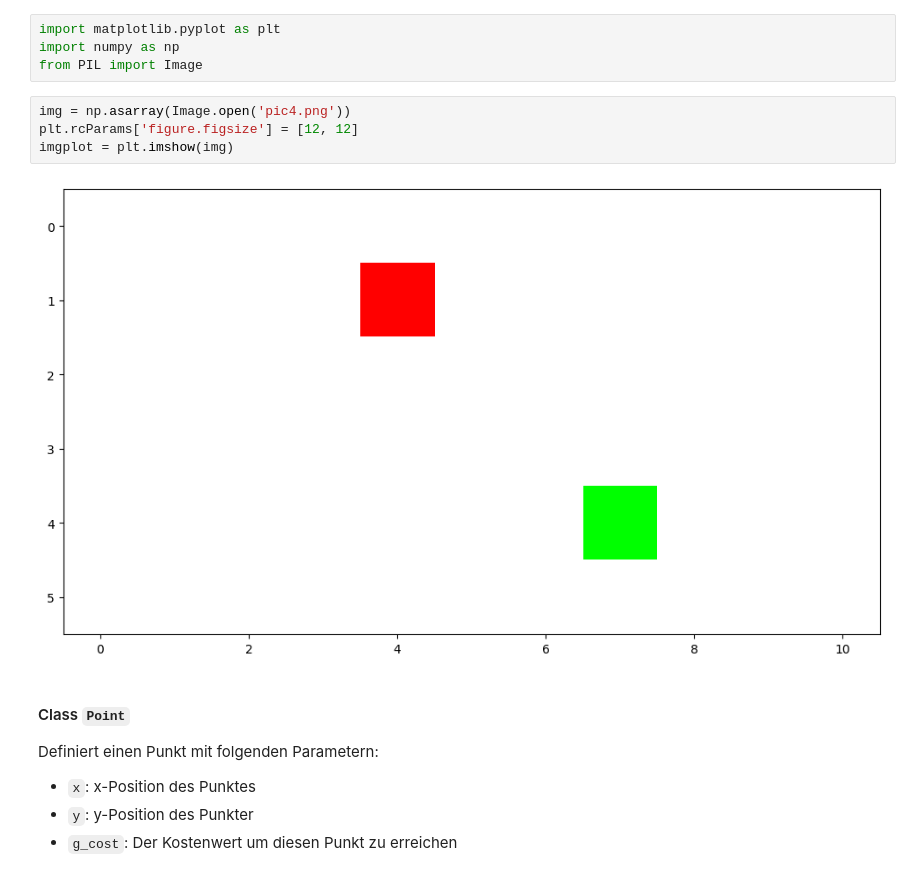
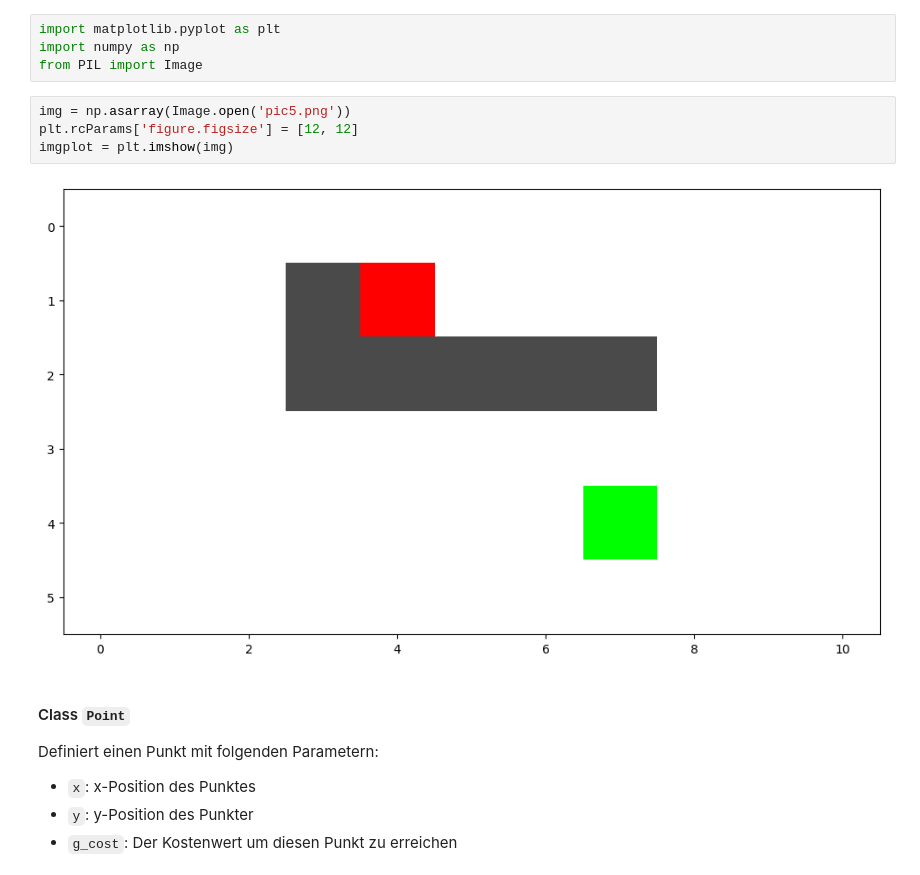
Before and after one commit to lukzimmermann/Algorithms, a Jupyter notebook: SearchBase/SearchBase.ipynb, the cells around one changed output. Drawn from its saved outputs; the diff is of its cells as text.

```diff
--- a/SearchBase/SearchBase.ipynb
+++ b/SearchBase/SearchBase.ipynb
@@ -3,11 +3,11 @@ import matplotlib.pyplot as plt
 import numpy as np
 from PIL import Image
 # %%
-img = np.asarray(Image.open('pic4.png'))
+img = np.asarray(Image.open('pic5.png'))
 plt.rcParams['figure.figsize'] = [12, 12]
 imgplot = plt.imshow(img)
 # %% [output]
-[figure, old version]
+[figure, new version]
 # %% [markdown]
 #### Class `Point`
 Definiert einen Punkt mit folgenden Parametern:
```
Also changed, not shown: parts of 6 cells of this notebook.
